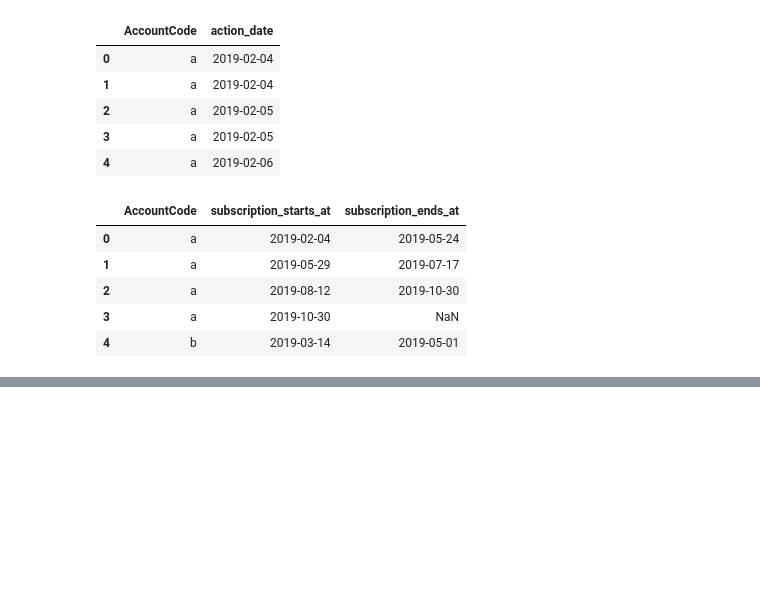
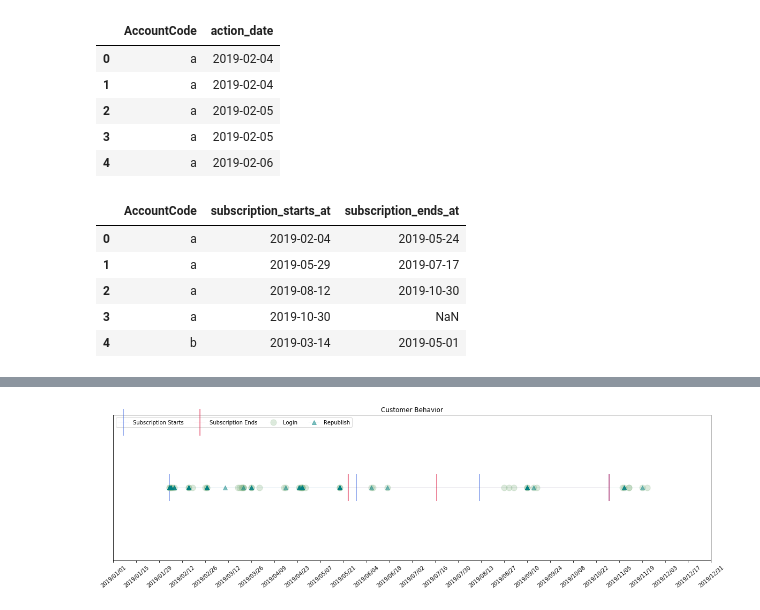
Before and after one commit to hadinh1306/blog-posts, a Jupyter notebook: report/Visualize Customer Behavior.ipynb, the cells around one changed output, grey strips where cells are left out. Cells and saved outputs as stored; diff of their text form; code cells hidden in the pictures; blank space fills up the shorter version.

```diff
--- a/report/Visualize Customer Behavior.ipynb
+++ b/report/Visualize Customer Behavior.ipynb
@@ -53,0 +178,44 @@ You can learn more about basic of color mixing through this article: https://mym
+# %%
+fig, ax = plt.subplots(figsize=(20, 5))
+
+# Plot subscription starts and ends
+ax.plot(sample_subscription['subscription_starts_at'], sample_subscription['vizline'],
+        marker='|', linewidth = 0.1,
+        markersize=50, mew=2, alpha=0.5,
+        color='royalblue', label='Subscription Starts')
+
+no_expire_mask = ~sample_subscription['subscription_ends_at'].isnull()
+ax.plot(sample_subscription[no_expire_mask]['subscription_ends_at'], sample_subscription[no_expire_mask]['vizline'],
+        linewidth = 0.1, marker='|',
+        markersize=50, mew=2, alpha=0.5,
+        color='crimson', label='Subscription Ends')
+
+# Plot login and republish events
+ax.plot(sample_login['action_date'], sample_login['vizline'],
+        marker='o', markersize=11,
+        alpha=0.3, color='darkseagreen',
+        linewidth=0.1, label='Login')
+
+ax.plot(sample_republished['action_date'], sample_republished['vizline'],
+        marker='^', markersize=8,
+        alpha=0.5, color='teal',
+        linewidth=0.1, label='Republish')
+
+# Limit date range
+datemin = pd.to_datetime('2019/01/01').date()
+datemax = pd.to_datetime('2019/12/31').date()
+ax.set_xlim(datemin, datemax)
+
+# Show weekly date
+date_form = mdates.DateFormatter("%Y/%m/%d")
+ax.xaxis.set_major_formatter(date_form)
+# Ensure ticks fall once every other week (interval=2)
+ax.xaxis.set_major_locator(mdates.WeekdayLocator(interval=2))
+ax.xaxis.set_tick_params(rotation=40)
+
+ax.legend(loc='upper left', ncol=4)
+ax.set_title("Customer Behavior")
+
+ax.get_yaxis().set_visible(False)
+# %% [output]
+[figure, added]
```
Also changed, not shown: parts of 22 cells of this notebook.
